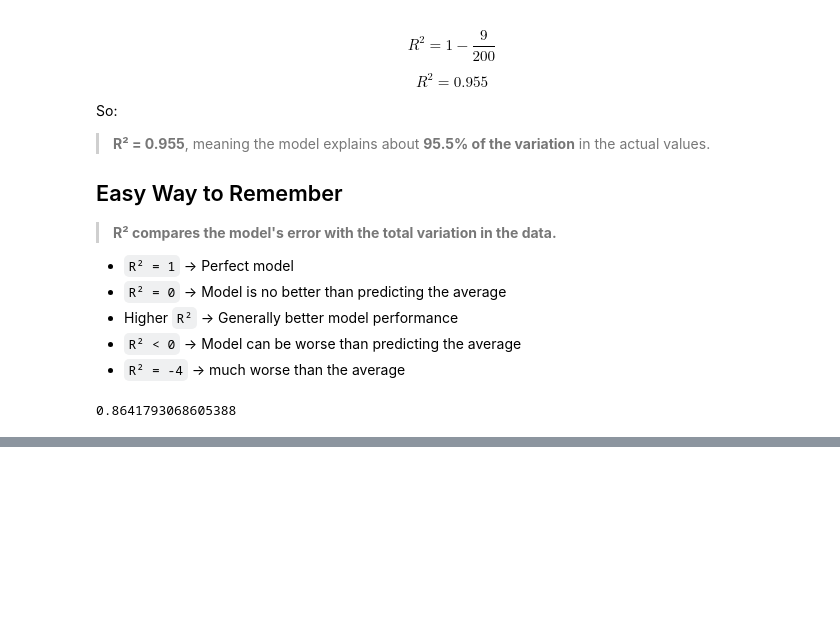
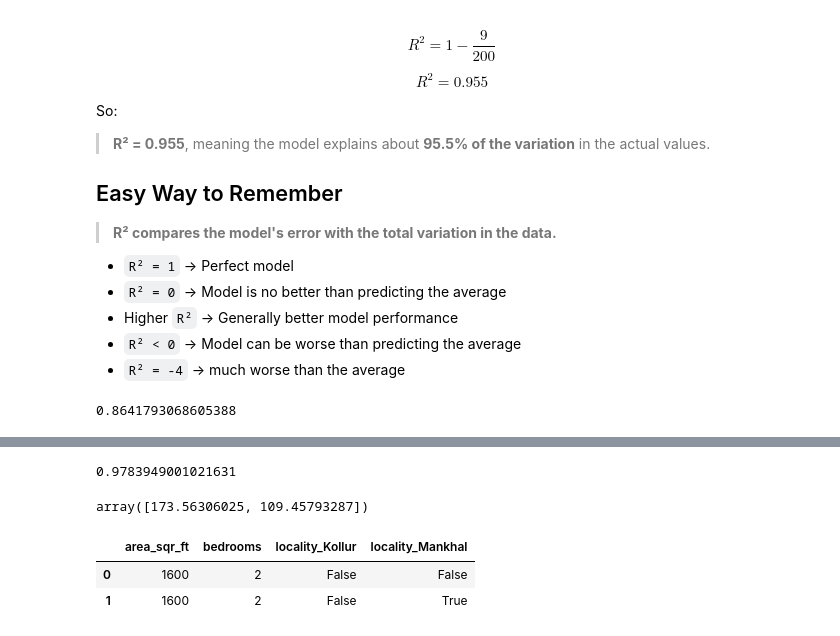
Before and after one commit to ThirumaleshV/AIE, a Jupyter notebook: ML/_1_Supervised_regression.ipynb, the cells around one changed output, grey strips where cells are left out. Drawn from its saved outputs; the diff is of its cells as text; code cells hidden in the pictures; blank space fills up the shorter version.

```diff
--- a/ML/_1_Supervised_regression.ipynb
+++ b/ML/_1_Supervised_regression.ipynb
@@ -1235,0 +1527,31 @@ model.score(x_test,y_test)
+# %%
+from sklearn.model_selection import train_test_split
+from sklearn.linear_model import LinearRegression
+
+x=df_encoded.drop("price_lakhs",axis=1)
+y=df_encoded["price_lakhs"]
+
+x_train,x_test,y_train,y_test=train_test_split(x,y,test_size=0.2,random_state=1)
+
+model=LinearRegression()
+model.fit(x_train,y_train)
+
+model.score(x_test,y_test)
+# %% [output]
+0.9783949001021631
+# %%
+test=pd.DataFrame({
+    "area_sqr_ft":[1600,1600],
+    "bedrooms":[2,2],
+    "locality_Kollur":[False,False],
+    "locality_Mankhal":[False,True]
+})
+model.predict(test)
+# %% [output]
+array([173.56306025, 109.45793287])
+# %%
+test
+# %% [output]
+|  | area_sqr_ft | bedrooms | locality_Kollur | locality_Mankhal |
+| 0 | 1600 | 2 | False | False |
+| 1 | 1600 | 2 | False | True |
```
Also changed, not shown: parts of 7 cells of this notebook.
